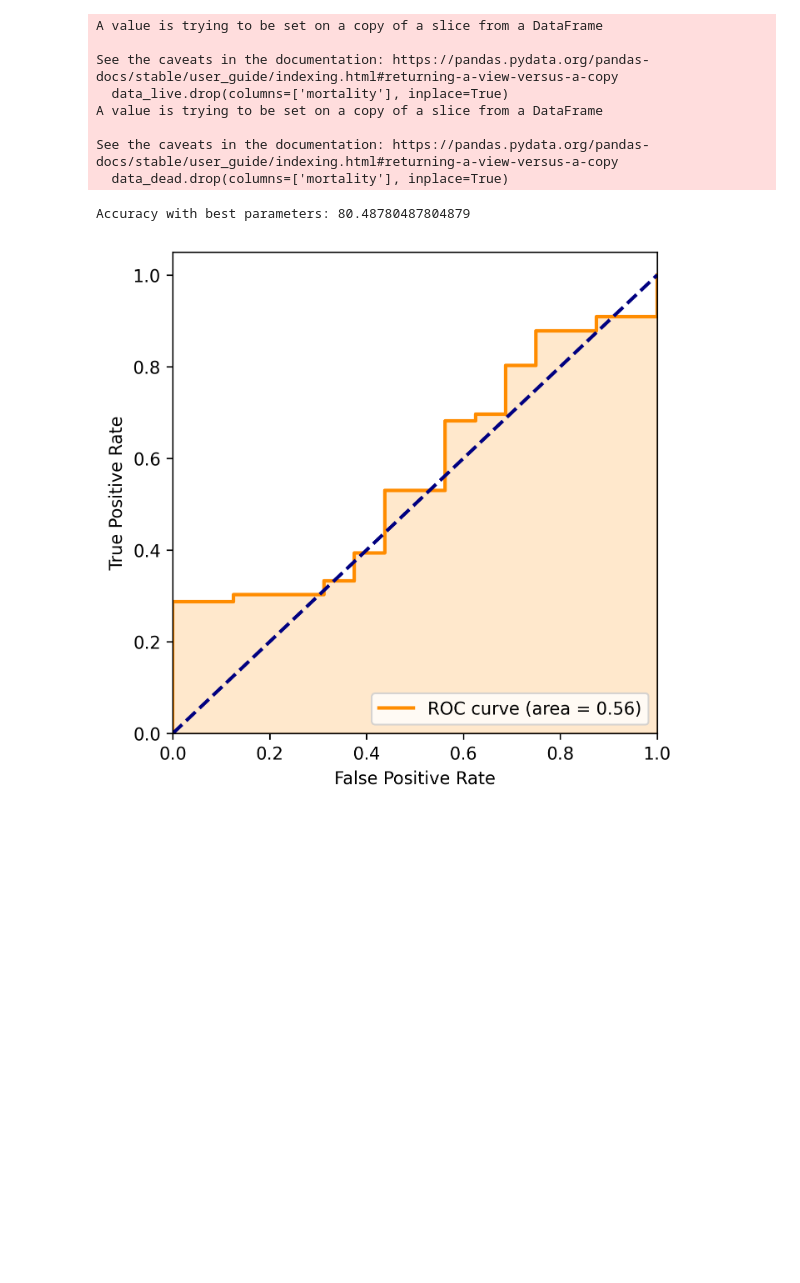
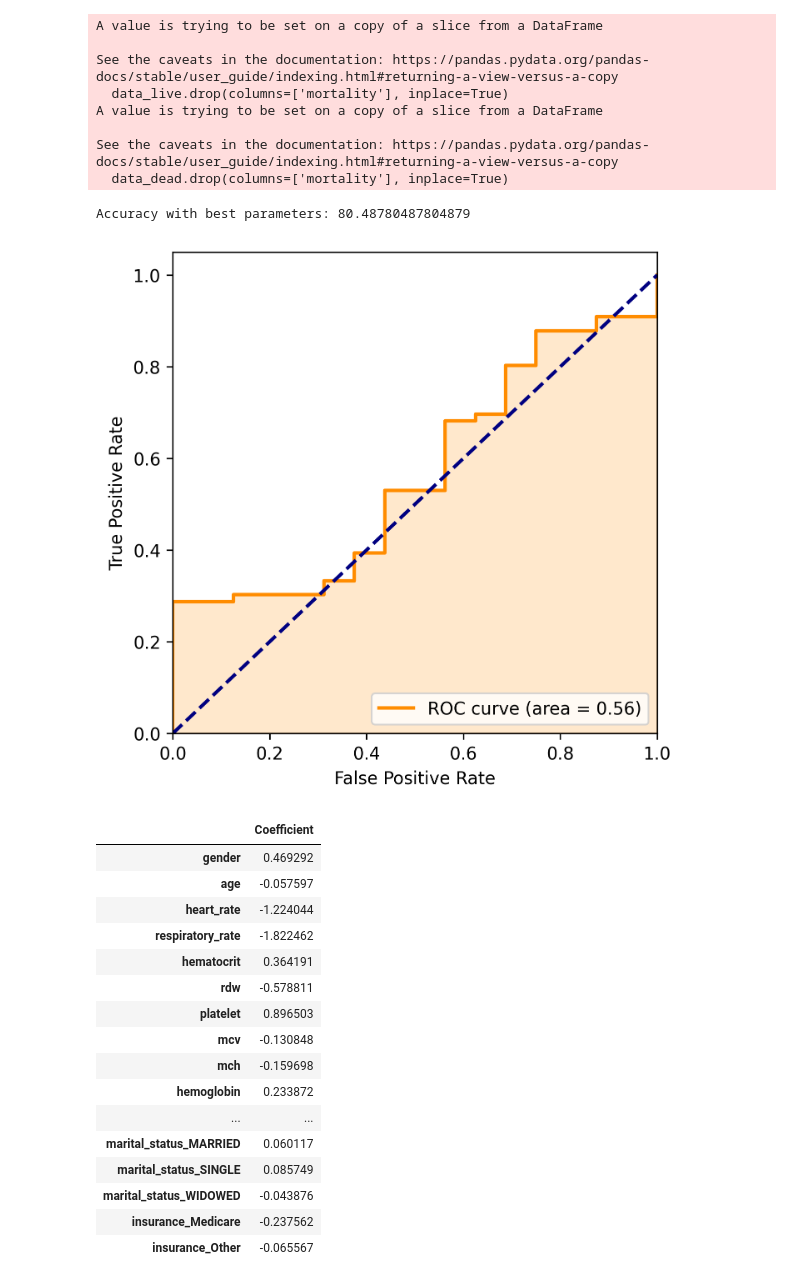
Before and after one commit to sitdownkevin/IBD-EDA, a Jupyter notebook: aes/aes_2024_logistic_regression.ipynb, the cells around one changed output. Saved outputs shown, nothing was run; the diff lists cells and outputs as text; code cells hidden in the pictures; blank space fills up the shorter version.

```diff
--- a/aes/aes_2024_logistic_regression.ipynb
+++ b/aes/aes_2024_logistic_regression.ipynb
@@ -41,6 +41,8 @@ def run(data):
     model = LogisticRegression(max_iter=1000)
 
     model.fit(X_train, y_train)
+
+    res = pd.DataFrame(model.coef_.reshape(-1), index=X.columns, columns=['Coefficient'])
 
     y_pred = model.predict(X_test)
 
@@ -73,10 +75,29 @@ def run(data):
     plt.legend(loc="lower right")
     plt.show()
 
-    return model
+    return res
 # %%
-model_live = run(data_live)
+res_live = run(data_live)
+
+res_live
 # %% [output]
 Accuracy with best parameters: 80.48780487804879
 [figure]
+|  | Coefficient |
+| gender | 0.469292 |
+| age | -0.057597 |
+| heart_rate | -1.224044 |
+| respiratory_rate | -1.822462 |
+| hematocrit | 0.364191 |
+| rdw | -0.578811 |
+| platelet | 0.896503 |
+| mcv | -0.130848 |
+| mch | -0.159698 |
+| hemoglobin | 0.233872 |
+| ... | ... |
+| marital_status_MARRIED | 0.060117 |
+| marital_status_SINGLE | 0.085749 |
+| marital_status_WIDOWED | -0.043876 |
+| insurance_Medicare | -0.237562 |
+| insurance_Other | -0.065567 |
 # %%
```
Also changed, not shown: parts of 4 cells of this notebook.
